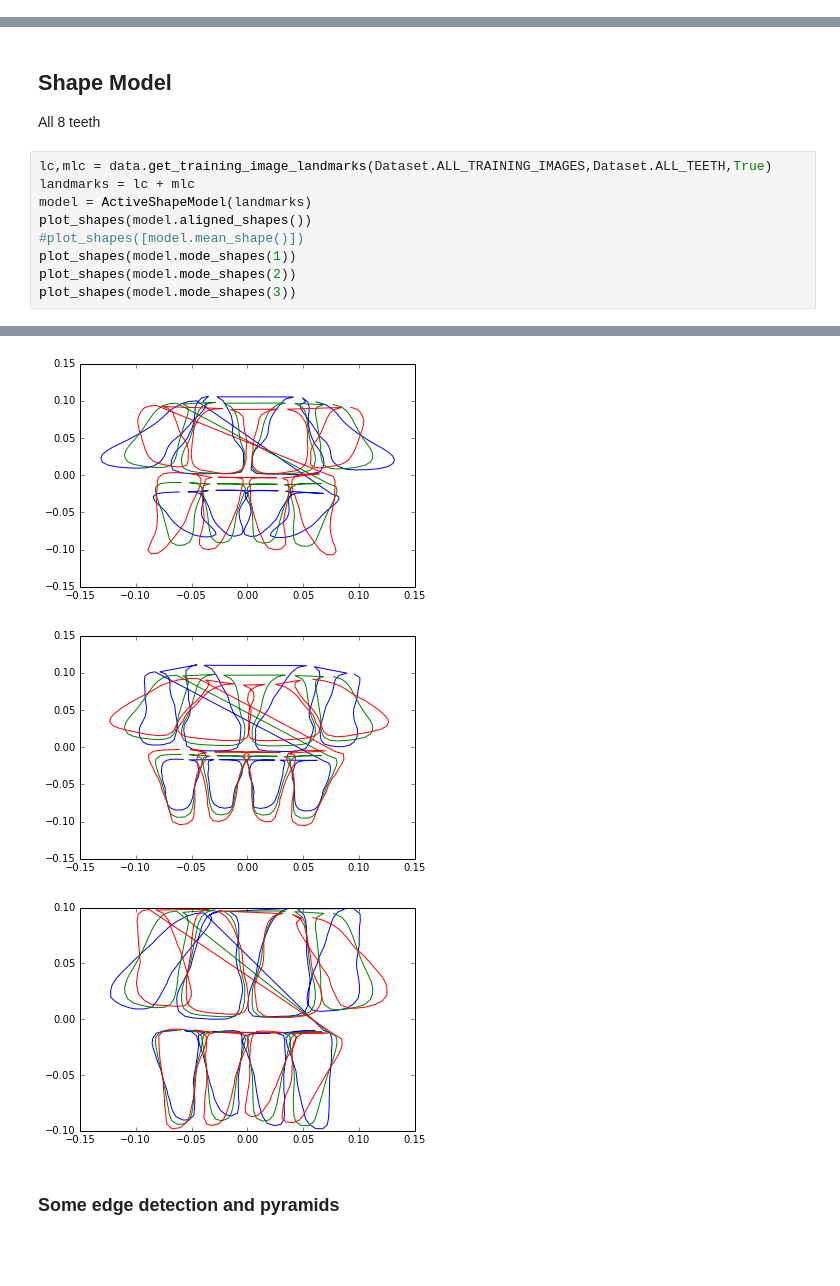
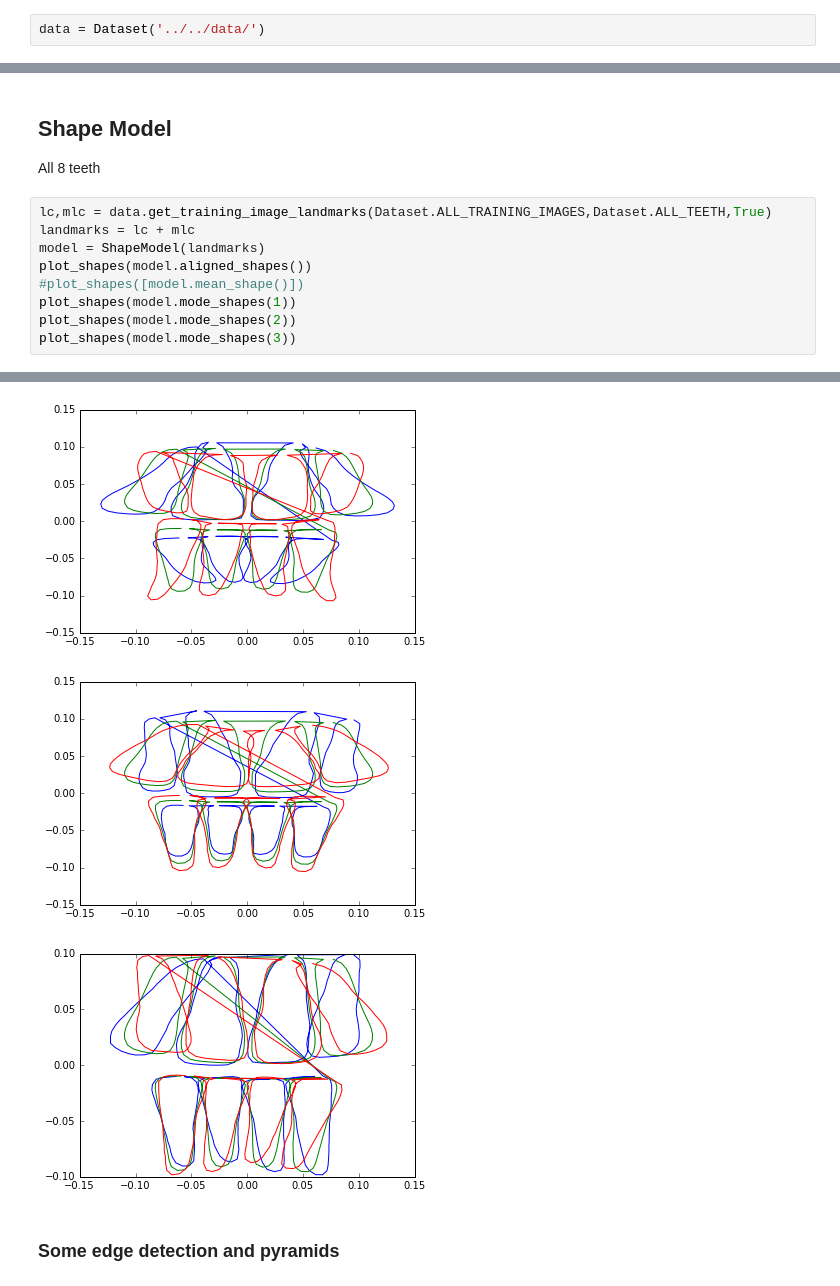
Before and after one commit to bhatturam/IncisorSegmentation, a Jupyter notebook: project/src/run.ipynb, the cells around one changed output, grey strips where cells are left out. Cells and saved outputs as stored; diff of their text form; blank space fills up the shorter version.

```diff
--- a/project/src/run.ipynb
+++ b/project/src/run.ipynb
@@ -19,3 +16,5 @@ data = Dataset('/home/r0607273/workspace/cv/Project/data/')
+# %%
+data = Dataset('../../data/')
 # %% [markdown]
 ## Sample plots
 # %%
@@ -39,7 +38,7 @@ All 8 teeth
 # %%
 lc,mlc = data.get_training_image_landmarks(Dataset.ALL_TRAINING_IMAGES,Dataset.ALL_TEETH,True)
 landmarks = lc + mlc
-model = ActiveShapeModel(landmarks)
+model = ShapeModel(landmarks)
 plot_shapes(model.aligned_shapes())
 #plot_shapes([model.mean_shape()])
 plot_shapes(model.mode_shapes(1))
@@ -50,6 +49,6 @@ plot_shapes(model.mode_shapes(3))
-[figure, old version]
+[figure, new version]
-[figure, old version]
+[figure, new version]
-[figure, old version]
+[figure, new version]
 # %% [markdown]
 ### Some edge detection and pyramids
 # %%
```
Also changed, not shown: parts of 7 cells of this notebook, 18 other files.
